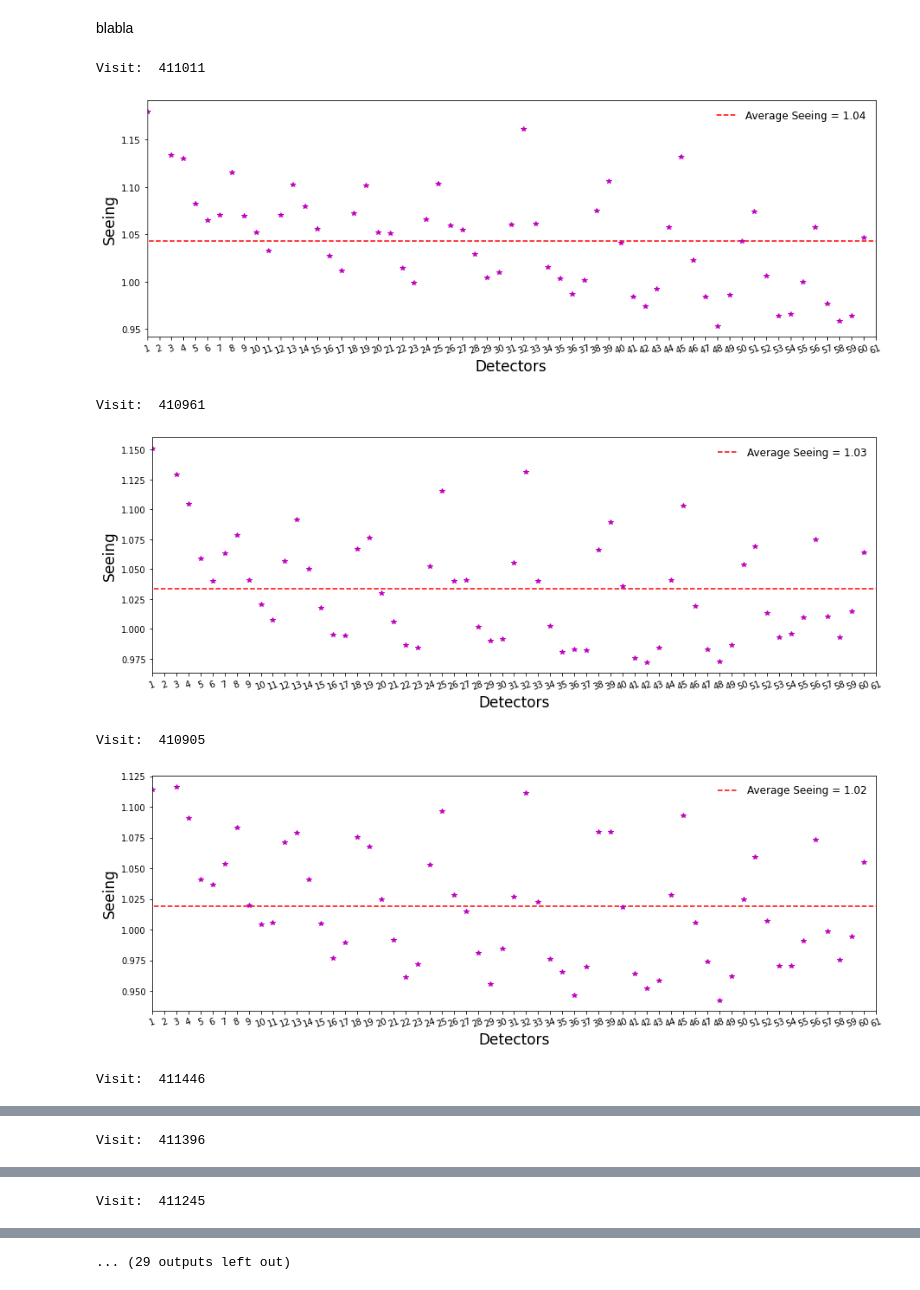
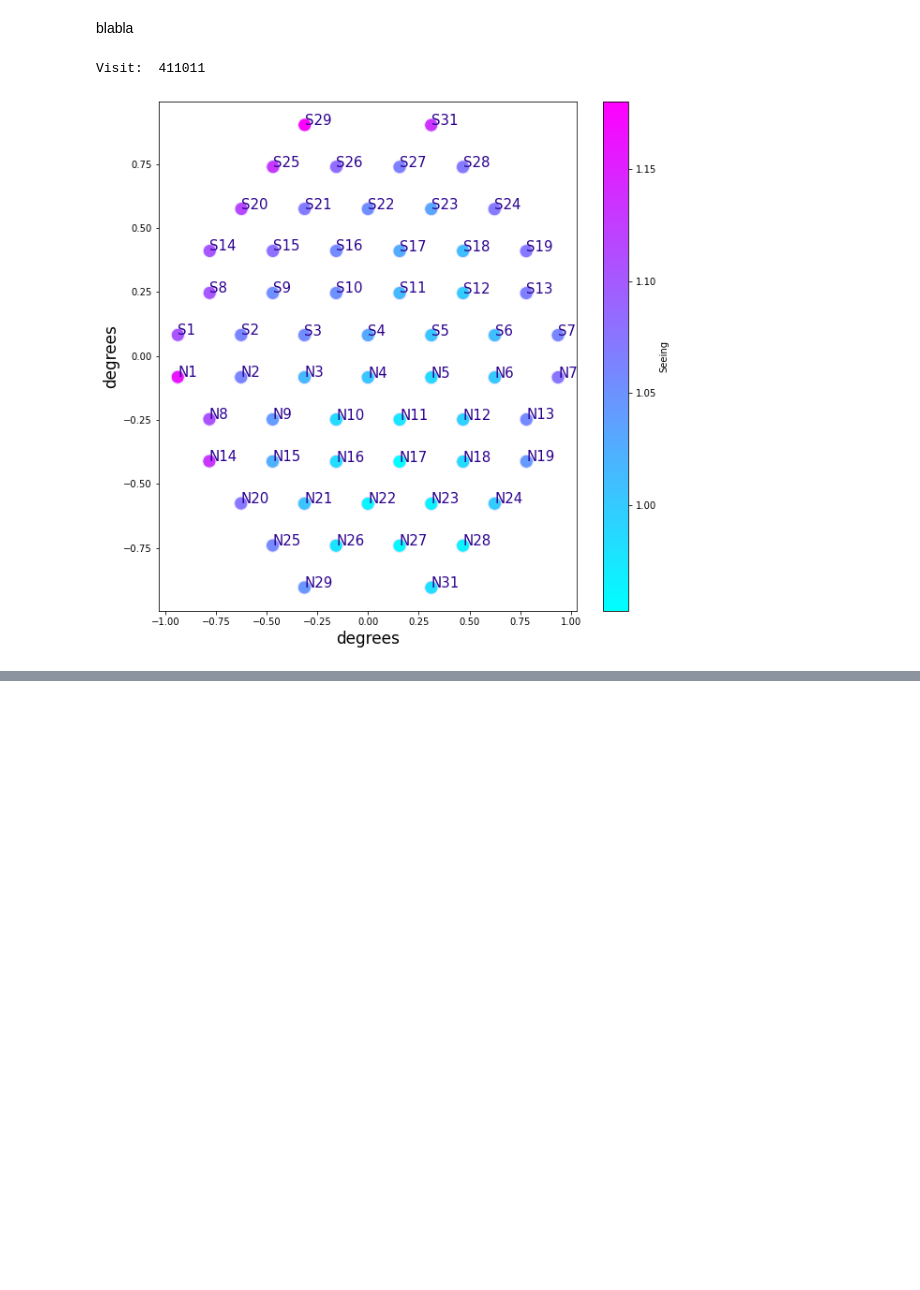
Before and after one commit to PauCaBu/LSST_notebooks, a Jupyter notebook: Seeing.ipynb, the cells around one changed output, grey strips where cells are left out. Cells and saved outputs as stored; diff of their text form; code cells hidden in the pictures; blank space fills up the shorter version.

Commit message:
update seeing

```diff
--- a/Seeing.ipynb
+++ b/Seeing.ipynb
@@ -13,3 +14,6 @@ from astropy.table import QTable
+# %%
+dark_purple = '#2B018E'
+lilac = '#ECE4FF'
 # %% [markdown]
 <font size="3"> We can check the current collections available in the Butler repository!
 # %%
@@ -37,6 +41,11 @@ hits_master_calib/20150221_flats/20211221T232825Z
 DECam/calib/20150221calibs
 # %% [markdown]
 <font size="3"> Here's the formula to calculate the seeing of each individual image. Because we are using DECam images, we can get the psf of the 59 operating ccds for every exposure. The output of this function is the average seeing of an exposure.
+# %%
+empiric_ccd_coords = pd.read_csv('empiric_ccd_coordinates.txt', names = ['ccd', 'x1', 'x2', 'y1', 'y2'], sep=' ')
+empiric_ccd_coords['midx'] = (empiric_ccd_coords.x1 + empiric_ccd_coords.x2)/2
+empiric_ccd_coords['midy'] = (empiric_ccd_coords.y1 + empiric_ccd_coords.y2)/2
+detector_nomenclature= {'S29':1, 'S30':2, 'S31':3, 'S28':7, 'S27':6, 'S26':5, 'S25':4, 'S24':12, 'S23':11, 'S22':10, 'S21':9, 'S20':8, 'S19':18, 'S18':17, 'S17':16, 'S16':15, 'S15':14, 'S14':13, 'S13':24, 'S12':23, 'S11':22, 'S10':21, 'S9':20,'S8':19, 'S7':31, 'S6':30, 'S5':29, 'S4':28, 'S3':27, 'S2':26, 'S1':25, 'N29':60, 'N30':61, 'N31':62, 'N28':59, 'N27':58, 'N26':57, 'N25':56, 'N24':55, 'N23':54, 'N22':53, 'N21':52, 'N20':51, 'N19':50, 'N18':49, 'N17':48, 'N16':47, 'N15':46, 'N14':45, 'N13':44, 'N12':43, 'N11':42, 'N10':41, 'N9':40,'N8':39, 'N7':38, 'N6':37, 'N5':36, 'N4':35, 'N3':34, 'N2':33, 'N1':32 }
 # %%
 def checkSeeing(collection, visit, data_type, plot=False):
     """
@@ -160,7 +190,7 @@ OD = ObsDay(data[data['target_name']=='Blind15A_02'].day_obs)
 avg_seeing = []
 for i in visits:
     print('Visit: ',i)
-    avg_seeing.append(checkSeeing(collection,i,'calexp', plot=True))
+    avg_seeing.append(checkSeeing(collection,i,'calexp', plot=True)[0])
 
 t = QTable([visits, avg_seeing*u.arcsec, OD],
             names=('exposure', 'average seeing', 'Obs. Day'),
@@ -226,20 +263,15 @@ data[data['target_name']=='Blind15A_16']
 blabla
 # %%
 collection = 'processCcdOutputs/Blind15A_16'
-visits = data[data['target_name']=='Blind15A_16'].exposure
+visits = [data[data['target_name']=='Blind15A_16'].exposure.iloc[0]]
 avg_seeing = []
 for i in visits:
     print('Visit: ',i)
-    avg_seeing.append(checkSeeing(collection,i,'calexp', plot=True))
+    avg_seeing.append(checkSeeing(collection,i,'calexp', plot=True)[0])
 
-t = QTable([visits, avg_seeing*u.arcsec, OD_v2],
-            names=('exposure', 'average seeing', 'Obs. Day'),
-            meta={'name': 'first table'})
+#t = QTable([visits, avg_seeing*u.arcsec, OD_v2],
+#            names=('exposure', 'average seeing', 'Obs. Day'),
+#            meta={'name': 'first table'})
 # %% [output]
 Visit:  411011
-[figure, old version]
+[figure, new version]
-Visit:  410961
-[figure, removed]
-Visit:  410905
-[figure, removed]
-Visit:  411446
@@ -247 +277,0 @@ Visit:  411446
-Visit:  411396
@@ -249 +277,0 @@ Visit:  411396
-Visit:  411245
@@ -251 +277,0 @@ Visit:  411245
-... (29 outputs left out)
```
Also changed, not shown: parts of 14 cells of this notebook.
